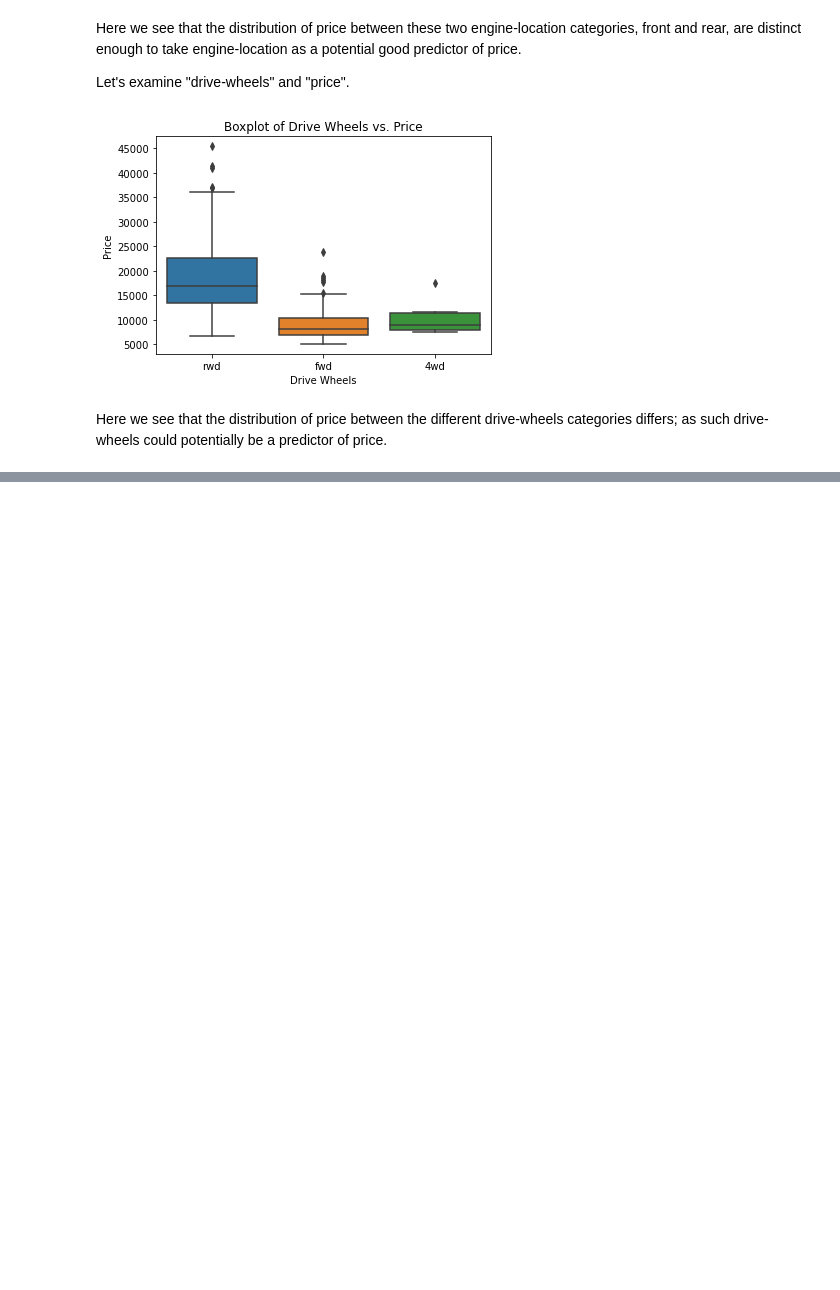
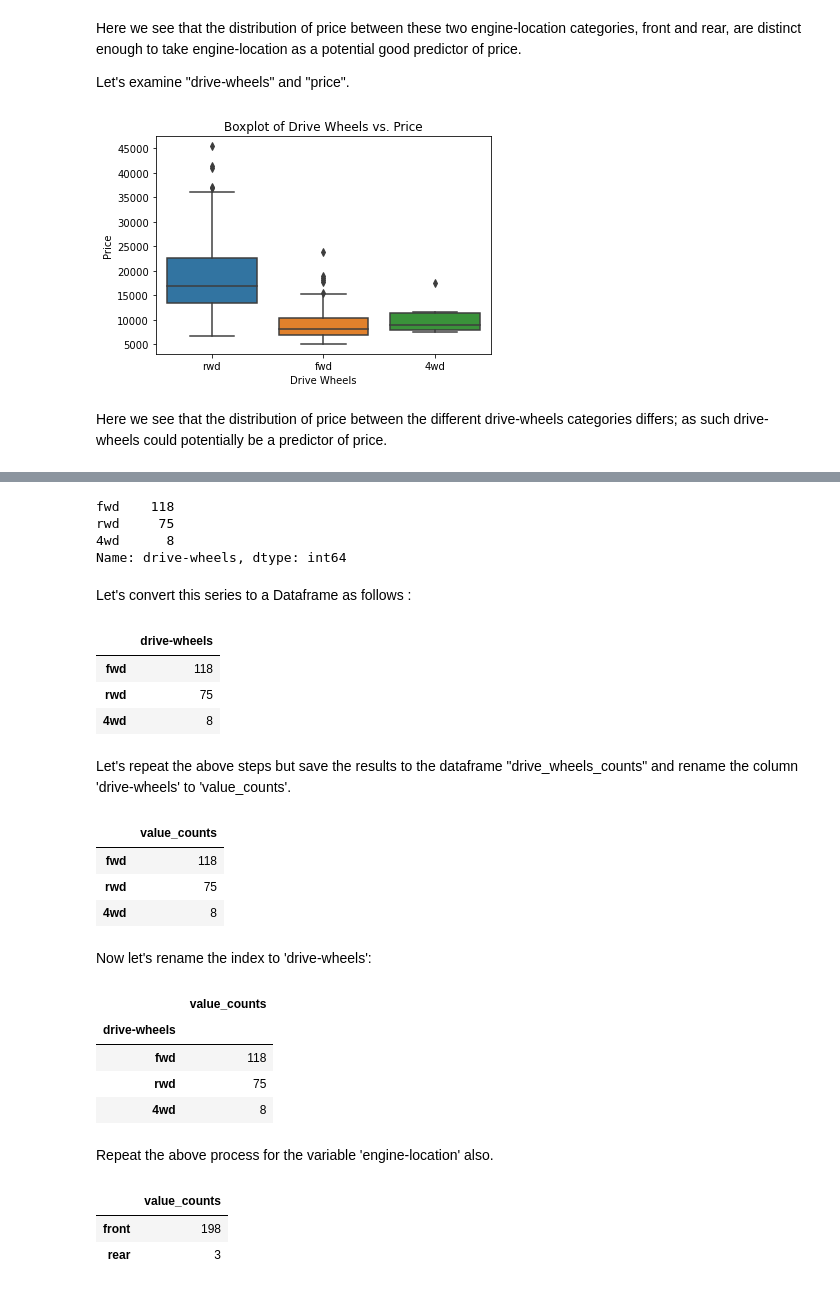
Before and after one commit to Dheerajkulariya/Data-Science-Portfolio-Projects, a Jupyter notebook: Machine-Learning-Projects/ML-Regression-Projects/Automobile-Price-Prediction/Automation Price Prediction.ipynb, the cells around one changed output, grey strips where cells are left out. Cells and saved outputs as stored; diff of their text form; code cells hidden in the pictures; blank space fills up the shorter version.

```diff
--- a/Machine-Learning-Projects/ML-Regression-Projects/Automobile-Price-Prediction/Automation Price Prediction.ipynb
+++ b/Machine-Learning-Projects/ML-Regression-Projects/Automobile-Price-Prediction/Automation Price Prediction.ipynb
@@ -1062,0 +1116,52 @@ Here we see that the distribution of price between the different drive-wheels ca
+# %%
+# Use value_count() method on the 'drive-wheels' variable
+df["drive-wheels"].value_counts()
+# %% [output]
+fwd    118
+rwd     75
+4wd      8
+Name: drive-wheels, dtype: int64
+# %% [markdown]
+Let's convert this series to a Dataframe as follows :
+# %%
+# Use to_frame() method on the 'drive-wheels' variable for convert into a dataframe
+df["drive-wheels"].value_counts().to_frame()
+# %% [output]
+|  | drive-wheels |
+| fwd | 118 |
+| rwd | 75 |
+| 4wd | 8 |
+# %% [markdown]
+Let's repeat the above steps but save the results to the dataframe "drive_wheels_counts" and rename the column 'drive-wheels' to 'value_counts'.
+# %%
+# Save into dataframe "drive_wheels_counts" and rename this column 'drive-wheels' to 'value_counts'.
+drive_wheels_counts = df["drive-wheels"].value_counts().to_frame()
+drive_wheels_counts.rename(columns={"drive-wheels": "value_counts"}, inplace=True)
+drive_wheels_counts
+# %% [output]
+|  | value_counts |
+| fwd | 118 |
+| rwd | 75 |
+| 4wd | 8 |
+# %% [markdown]
+Now let's rename the index to 'drive-wheels':
+# %%
+drive_wheels_counts.index.name = "drive-wheels"
+drive_wheels_counts
+# %% [output]
+|  | value_counts |
+| drive-wheels |  |
+| fwd | 118 |
+| rwd | 75 |
+| 4wd | 8 |
+# %% [markdown]
+Repeat the above process for the variable 'engine-location' also.
+# %%
+# Save into dataframe "engine_loc_counts" and rename this column 'engine-location' to 'value_counts'.
+engine_loc_counts = df['engine-location'].value_counts().to_frame()
+engine_loc_counts.rename(columns={"engine-location": "value_counts"}, inplace=True)
+engine_loc_counts
+# %% [output]
+|  | value_counts |
+| front | 198 |
+| rear | 3 |
```
Also changed, not shown: parts of 13 cells of this notebook.
